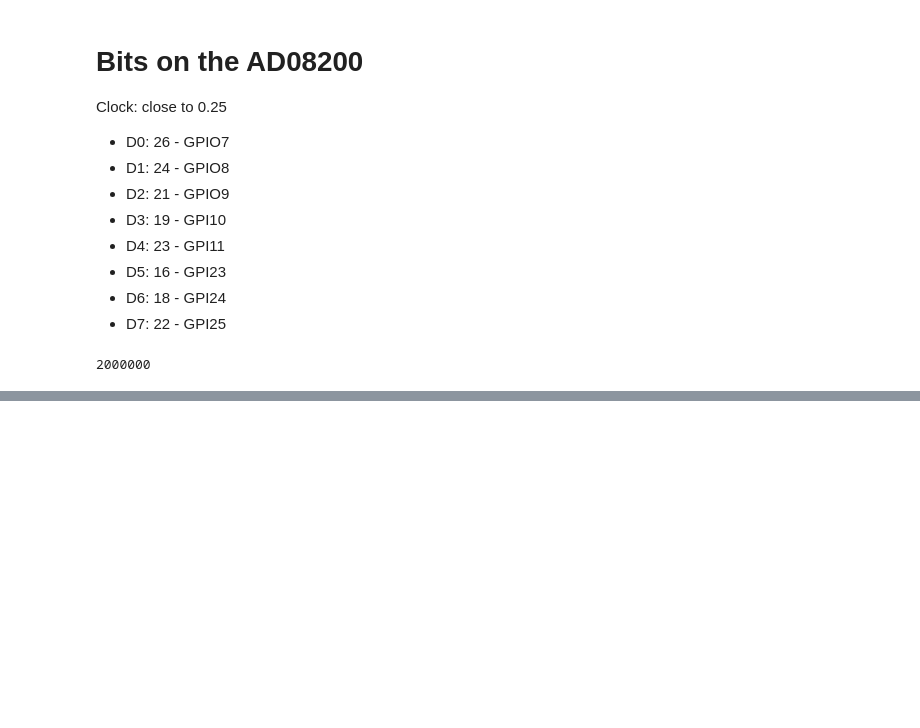
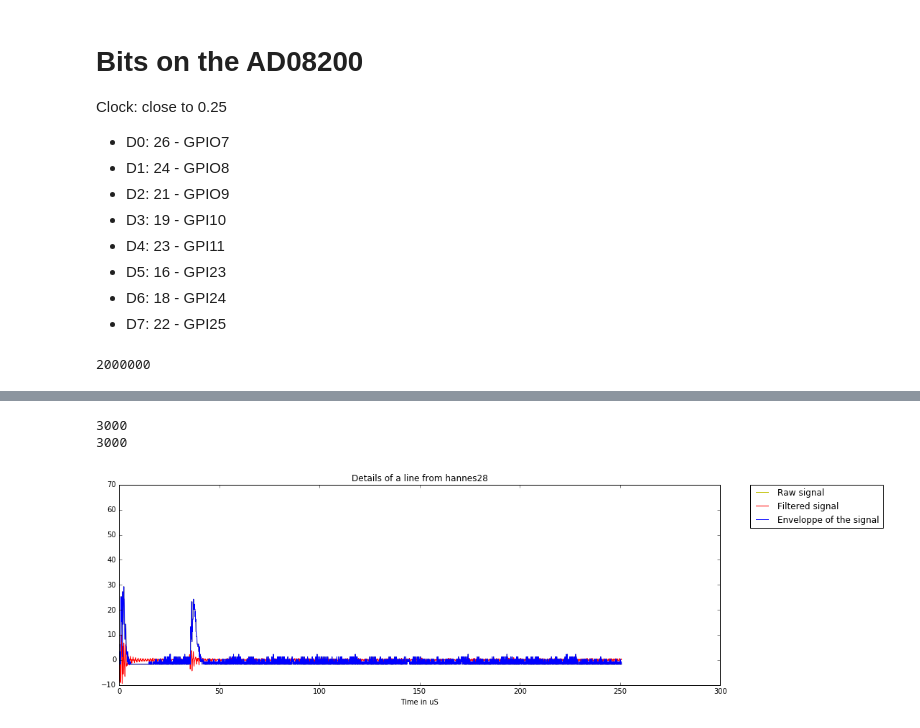
Before and after one commit to jtwiefel/ultraschallprojekt, a Jupyter notebook: rawdata/20180206_jt.ipynb, the cells around one changed output, grey strips where cells are left out. Cells and saved outputs as stored; diff of their text form; code cells hidden in the pictures; blank space fills up the shorter version.

```diff
--- a/rawdata/20180206_jt.ipynb
+++ b/rawdata/20180206_jt.ipynb
@@ -188,6 +181,15 @@ plt.show()
 #tableDataRaw = np.asarray(rawSig).reshape((1000,2*2500))
 
 #randomly trying out dimensions...
-ydim = 2500
-xdim = n/ydim
-tableData = np.asarray(FH).reshape((xdim,ydim))
+#ydim = 2500
+#xdim = n/ydim
+repeat_size = 400 #repeat size
+sample_size = 5000 #sample size
+
+#reshape envelope of filtered signal
+#tableData = np.asarray(FH).reshape((repeat_size,sample_size))
+
+
+#FOR NOW; WE USE THE RAW SIGNAL!!!
+#reshape envelope of raw signal
+tableData = np.asarray(rawSig).reshape((repeat_size,sample_size))
@@ -216,18 +218,22 @@ plt.show()
 # %%
 ExLine = tableData[IndexLine]
 ExLineRaw = tableData[IndexLine]
 plt.figure(figsize=(15,5))
 plt.plot(T[0:3000],rawSig[5000*IndexLine:5000*IndexLine+3000],"y", label='Raw signal')
 plt.plot(T[0:3000],F[5000*IndexLine:5000*IndexLine+3000],"r", label='Filtered signal')
-#plt.plot(T[0:3000],ExLine[0:3000],"b", label='Enveloppe of the signal')
+plt.plot(T[0:3000],ExLine[0:3000],"b", label='Enveloppe of the signal')
 print len(T[0:3000])
 print len(ExLine[0:3000])
 #the dimensions are not matching. guess theres something wrong with the dimensions of tableData
-plt.title("Details of a line")
+plt.title("Details of a line from "+filename.split("/")[-1])
 plt.xlabel("Time in uS")
 plt.legend(bbox_to_anchor=(1.05, 1), loc=2, borderaxespad=0.)
-#plt.savefig('Imgs/ProcessingLine_'+RawData.split("/")[-1]+".png", bbox_inches='tight')
+plt.savefig('Imgs/ProcessingLine_'+filename.split("/")[-1]+".png", bbox_inches='tight')
 plt.show()
+# %% [output]
+3000
+3000
+[figure, added]
 # %%
 #add an offset to the image, will do that later
 #get average value
```
Also changed, not shown: parts of 14 cells of this notebook, 25 other files.
